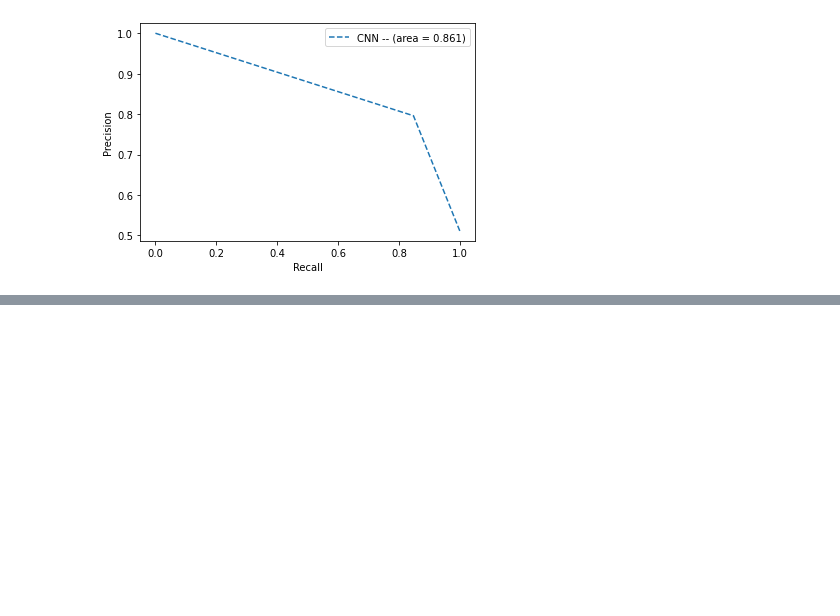
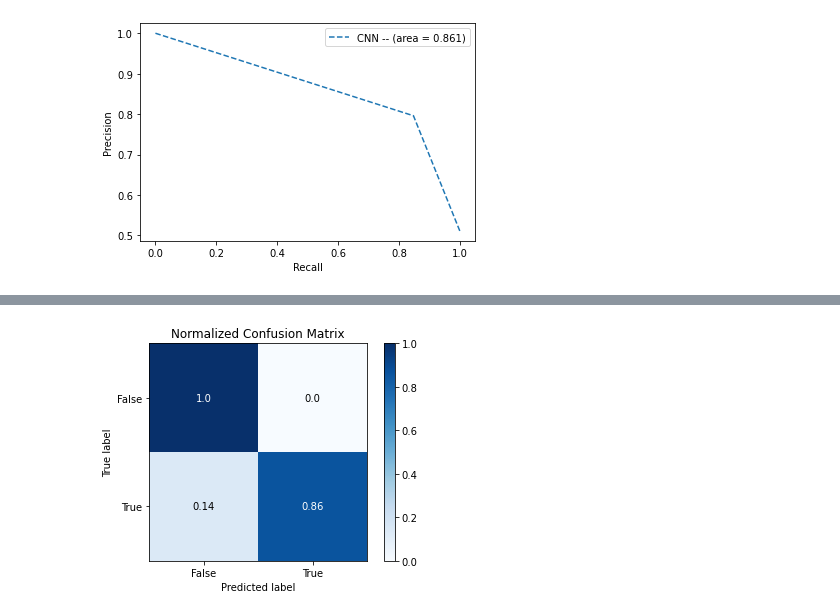
Before and after one commit to shyam-skk/Graph-Analytics, a Jupyter notebook: artifact/Base_line_models-RF_ANN_CNN.ipynb, the cells around one changed output, grey strips where cells are left out. Cells and saved outputs as stored; diff of their text form; code cells hidden in the pictures; blank space fills up the shorter version.

```diff
--- a/artifact/Base_line_models-RF_ANN_CNN.ipynb
+++ b/artifact/Base_line_models-RF_ANN_CNN.ipynb
@@ -510,0 +781,14 @@ pyplot.show()
+# %%
+X_2 = nd.zeros((A.shape[0], 2))
+# %%
+node_distance_instructor = shortest_path_length(crm.network, target=96)
+node_distance_administrator = shortest_path_length(crm.network, target=0)
+for node in crm.network.nodes():
+    X_2[node][0] = node_distance_administrator[node]
+    X_2[node][1] = node_distance_instructor[node]
+# %%
+model_2, features_2 = build_model(A, X_2)
+model_2r=model_2(X_2)
+# %%
+feature_representations_2= train(model_2, features_2, X_2, X_train, y_train, epochs=500)
+y_pred_2 = predict(model_2, X_2, X_test)
@@ -510,0 +833,5 @@ pyplot.show()
+# %%
+skplt.metrics.plot_confusion_matrix(y_test, y_pred_2, normalize=True)
+plt.show()
+# %% [output]
+[figure, added]
```
Also changed, not shown: parts of 39 cells of this notebook.
